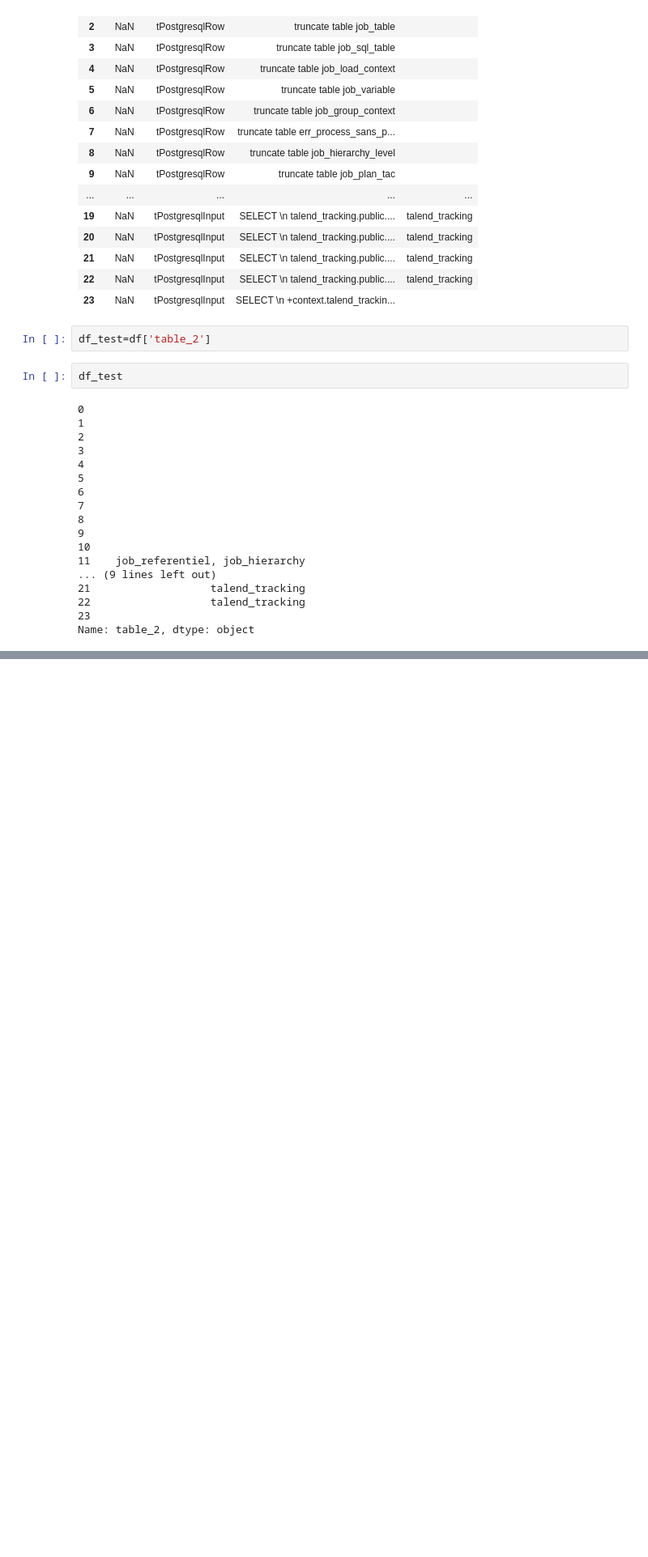
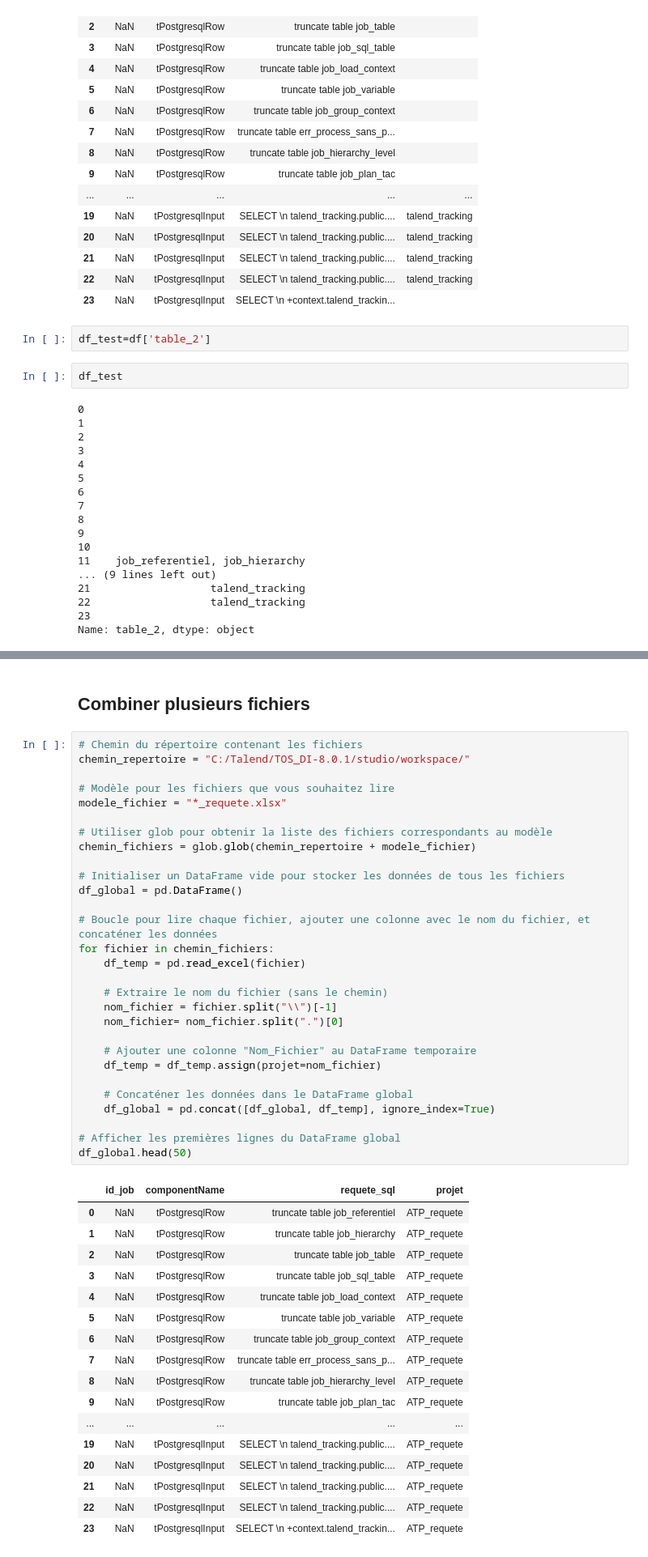
Before and after one commit to DeboraMandon/Parser_SQL, a Jupyter notebook: 03.test_parsing_sql3.ipynb, the cells around one changed output, grey strips where cells are left out. Shown at 81% size. Saved outputs shown, nothing was run; the diff lists cells and outputs as text; blank space fills up the shorter version.

```diff
--- a/03.test_parsing_sql3.ipynb
+++ b/03.test_parsing_sql3.ipynb
@@ -274,0 +269,49 @@ PermissionError: [Errno 13] Permission denied: 'C:/Talend/TOS_DI-8.0.1/studio/wo
+# %% [markdown]
+## Combiner plusieurs fichiers
+# %%
+# Chemin du répertoire contenant les fichiers
+chemin_repertoire = "C:/Talend/TOS_DI-8.0.1/studio/workspace/"
+
+# Modèle pour les fichiers que vous souhaitez lire
+modele_fichier = "*_requete.xlsx"
+
+# Utiliser glob pour obtenir la liste des fichiers correspondants au modèle
+chemin_fichiers = glob.glob(chemin_repertoire + modele_fichier)
+
+# Initialiser un DataFrame vide pour stocker les données de tous les fichiers
+df_global = pd.DataFrame()
+
+# Boucle pour lire chaque fichier, ajouter une colonne avec le nom du fichier, et concaténer les données
+for fichier in chemin_fichiers:
+    df_temp = pd.read_excel(fichier)
+
+    # Extraire le nom du fichier (sans le chemin)
+    nom_fichier = fichier.split("\\")[-1]
+    nom_fichier= nom_fichier.split(".")[0]
+
+    # Ajouter une colonne "Nom_Fichier" au DataFrame temporaire
+    df_temp = df_temp.assign(projet=nom_fichier)
+
+    # Concaténer les données dans le DataFrame global
+    df_global = pd.concat([df_global, df_temp], ignore_index=True)
+
+# Afficher les premières lignes du DataFrame global
+df_global.head(50)
+# %% [output]
+|  | id_job | componentName | requete_sql | projet |
+| 0 | NaN | tPostgresqlRow | truncate table job_referentiel | ATP_requete |
+| 1 | NaN | tPostgresqlRow | truncate table job_hierarchy | ATP_requete |
+| 2 | NaN | tPostgresqlRow | truncate table job_table | ATP_requete |
+| 3 | NaN | tPostgresqlRow | truncate table job_sql_table | ATP_requete |
+| 4 | NaN | tPostgresqlRow | truncate table job_load_context | ATP_requete |
+| 5 | NaN | tPostgresqlRow | truncate table job_variable | ATP_requete |
+| 6 | NaN | tPostgresqlRow | truncate table job_group_context | ATP_requete |
+| 7 | NaN | tPostgresqlRow | truncate table err_process_sans_p... | ATP_requete |
+| 8 | NaN | tPostgresqlRow | truncate table job_hierarchy_level | ATP_requete |
+| 9 | NaN | tPostgresqlRow | truncate table job_plan_tac | ATP_requete |
+| ... | ... | ... | ... | ... |
+| 19 | NaN | tPostgresqlInput | SELECT \n talend_tracking.public.... | ATP_requete |
+| 20 | NaN | tPostgresqlInput | SELECT \n talend_tracking.public.... | ATP_requete |
+| 21 | NaN | tPostgresqlInput | SELECT \n talend_tracking.public.... | ATP_requete |
+| 22 | NaN | tPostgresqlInput | SELECT \n talend_tracking.public.... | ATP_requete |
+| 23 | NaN | tPostgresqlInput | SELECT \n +context.talend_trackin... | ATP_requete |
```
Also changed, not shown: parts of 4 cells of this notebook.
